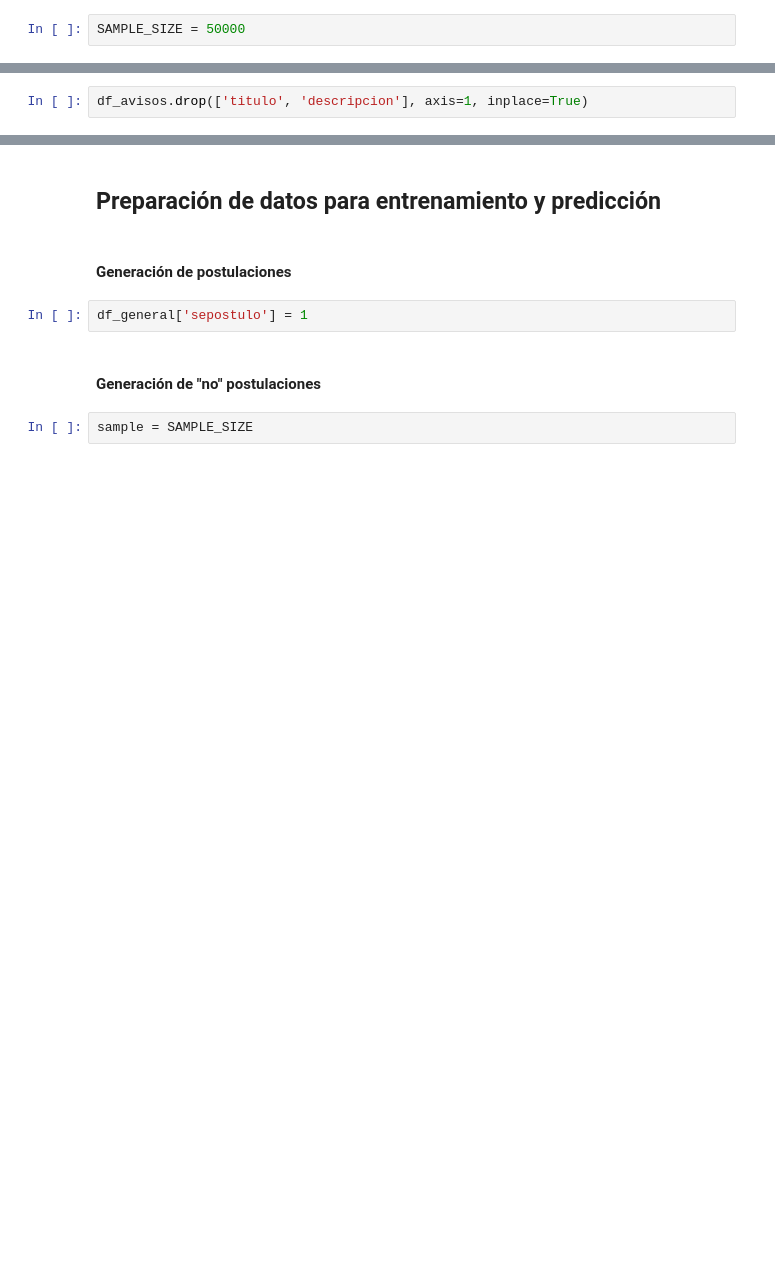
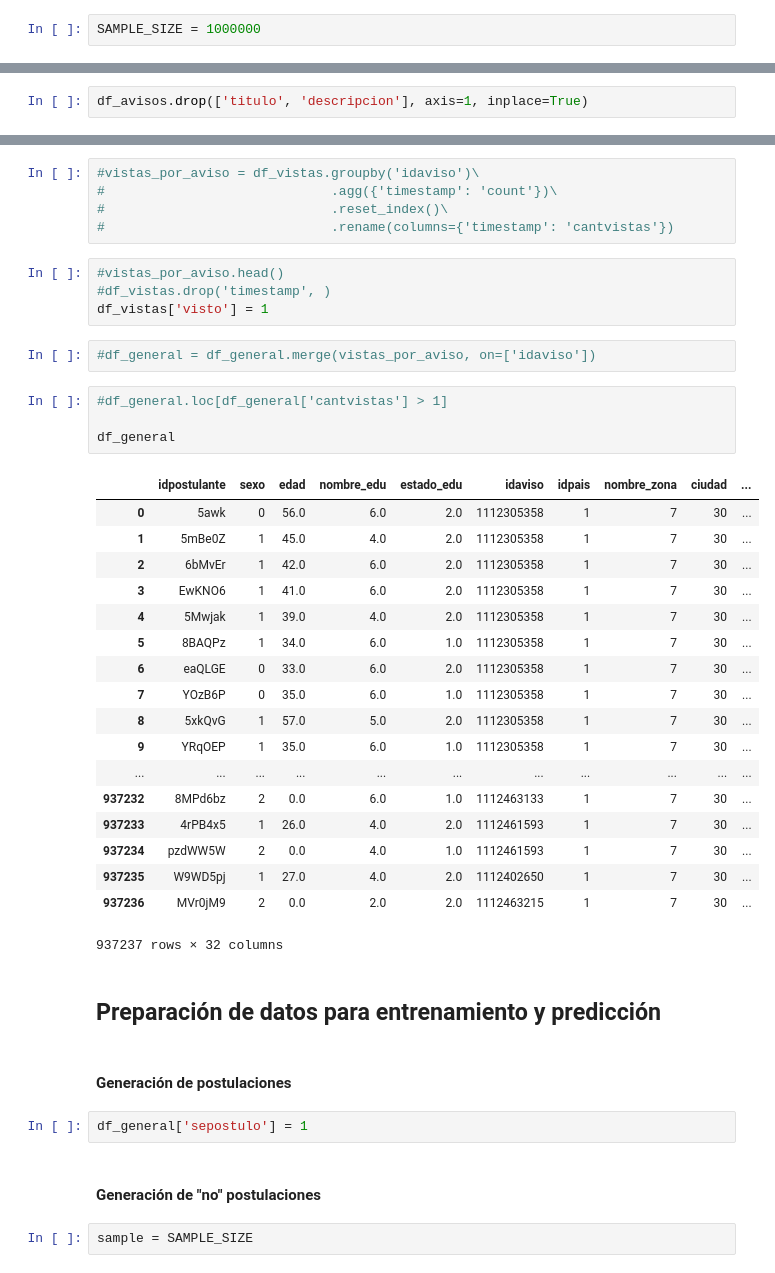
Before and after one commit to M-Picco/OrgaDatosTp2, a Jupyter notebook: PRUEBAS_tp2_navent_ML.ipynb, the cells around one changed output, grey strips where cells are left out. Drawn from its saved outputs; the diff is of its cells as text; blank space fills up the shorter version.

Commit message:
Agrego columna 'visto' que indica si un postulante vio un aviso o no. Notes y modelo que sacaron 0.92627 en kaggle

```diff
--- a/PRUEBAS_tp2_navent_ML.ipynb
+++ b/PRUEBAS_tp2_navent_ML.ipynb
@@ -14,6 +14,6 @@ from sklearn.utils import shuffle
 from sklearn.metrics import precision_score
 from sklearn.preprocessing import LabelEncoder
 # %%
-SAMPLE_SIZE = 50000
+SAMPLE_SIZE = 1000000
 # %% [markdown]
 ## Carga y limpieza de datos / Feature Engineering
@@ -268,3 +442,37 @@ print(df_general.head())
+# %%
+#vistas_por_aviso = df_vistas.groupby('idaviso')\
+#                             .agg({'timestamp': 'count'})\
+#                             .reset_index()\
+#                             .rename(columns={'timestamp': 'cantvistas'})
+# %%
+#vistas_por_aviso.head()
+#df_vistas.drop('timestamp', )
+df_vistas['visto'] = 1
+# %%
+#df_general = df_general.merge(vistas_por_aviso, on=['idaviso'])
+# %%
+#df_general.loc[df_general['cantvistas'] > 1]
+
+df_general
+# %% [output]
+|  | idpostulante | sexo | edad | nombre_edu | estado_edu | idaviso | idpais | nombre_zona | ciudad | ... |
+| 0 | 5awk | 0 | 56.0 | 6.0 | 2.0 | 1112305358 | 1 | 7 | 30 | ... |
+| 1 | 5mBe0Z | 1 | 45.0 | 4.0 | 2.0 | 1112305358 | 1 | 7 | 30 | ... |
+| 2 | 6bMvEr | 1 | 42.0 | 6.0 | 2.0 | 1112305358 | 1 | 7 | 30 | ... |
+| 3 | EwKNO6 | 1 | 41.0 | 6.0 | 2.0 | 1112305358 | 1 | 7 | 30 | ... |
+| 4 | 5Mwjak | 1 | 39.0 | 4.0 | 2.0 | 1112305358 | 1 | 7 | 30 | ... |
+| 5 | 8BAQPz | 1 | 34.0 | 6.0 | 1.0 | 1112305358 | 1 | 7 | 30 | ... |
+| 6 | eaQLGE | 0 | 33.0 | 6.0 | 2.0 | 1112305358 | 1 | 7 | 30 | ... |
+| 7 | YOzB6P | 0 | 35.0 | 6.0 | 1.0 | 1112305358 | 1 | 7 | 30 | ... |
+| 8 | 5xkQvG | 1 | 57.0 | 5.0 | 2.0 | 1112305358 | 1 | 7 | 30 | ... |
+| 9 | YRqOEP | 1 | 35.0 | 6.0 | 1.0 | 1112305358 | 1 | 7 | 30 | ... |
+| ... | ... | ... | ... | ... | ... | ... | ... | ... | ... | ... |
+| 937232 | 8MPd6bz | 2 | 0.0 | 6.0 | 1.0 | 1112463133 | 1 | 7 | 30 | ... |
+| 937233 | 4rPB4x5 | 1 | 26.0 | 4.0 | 2.0 | 1112461593 | 1 | 7 | 30 | ... |
+| 937234 | pzdWW5W | 2 | 0.0 | 4.0 | 1.0 | 1112461593 | 1 | 7 | 30 | ... |
+| 937235 | W9WD5pj | 1 | 27.0 | 4.0 | 2.0 | 1112402650 | 1 | 7 | 30 | ... |
+| 937236 | MVr0jM9 | 2 | 0.0 | 2.0 | 2.0 | 1112463215 | 1 | 7 | 30 | ... |
+937237 rows × 32 columns
 # %% [markdown]
 ## Preparación de datos para entrenamiento y predicción
 # %% [markdown]
```
Also changed, not shown: parts of 49 cells of this notebook, 2 other files.
